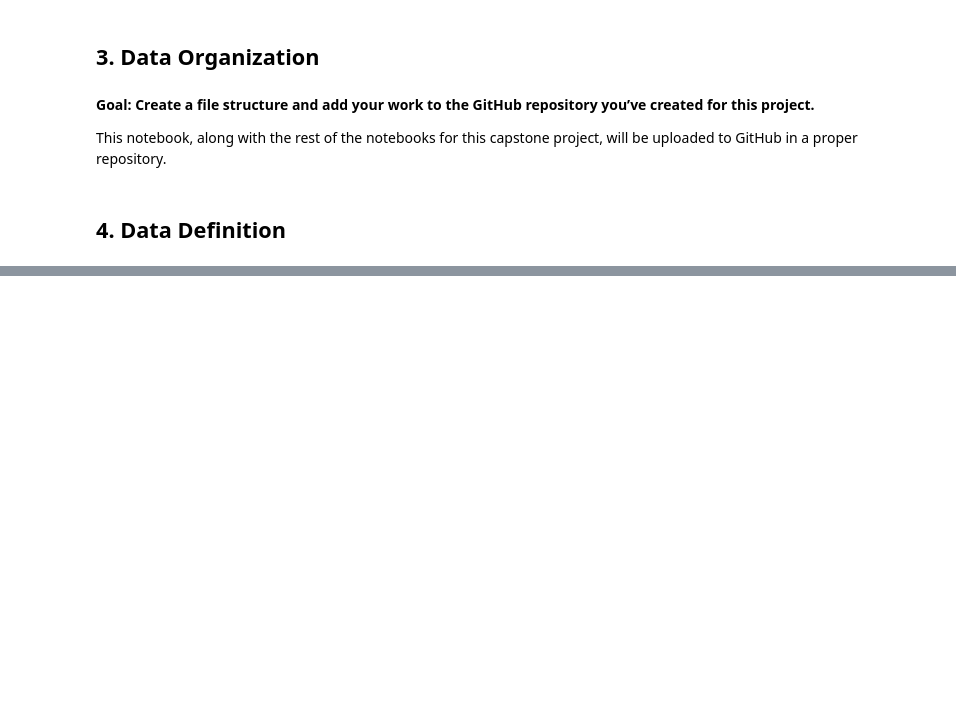
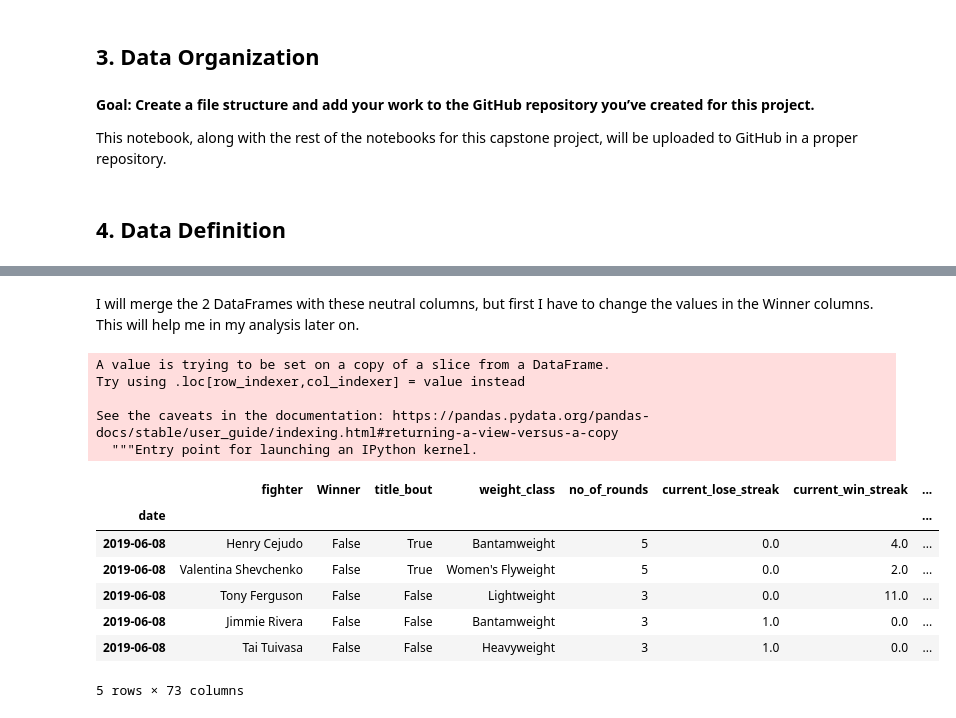
Before and after one commit to saintgau/Springboard-Projects, a Jupyter notebook: Springboard Projects/UFC Retirement Age/Data Wrangling.ipynb, the cells around one changed output, grey strips where cells are left out. Saved outputs shown, nothing was run; the diff lists cells and outputs as text; code cells hidden in the pictures; blank space fills up the shorter version.

```diff
--- a/Springboard Projects/UFC Retirement Age/Data Wrangling.ipynb
+++ b/Springboard Projects/UFC Retirement Age/Data Wrangling.ipynb
@@ -49,0 +183,4 @@ This notebook, along with the rest of the notebooks for this capstone project, w
+# %%
+red_cols = [col for col in ufc.columns if not col.startswith('B')]
+red_fighters = ufc[red_cols]
+red_fighters.head()
@@ -49,0 +230,19 @@ This notebook, along with the rest of the notebooks for this capstone project, w
+# %% [markdown]
+I will merge the 2 DataFrames with these neutral columns, but first I have to change the values in the Winner columns. This will help me in my analysis later on.
+# %%
+red_fighters['Winner'] = [winner == 'Red' for winner in red_fighters['Winner']]
+red_fighters.head()
+# %% [output]
+A value is trying to be set on a copy of a slice from a DataFrame.
+Try using .loc[row_indexer,col_indexer] = value instead
+
+See the caveats in the documentation: https://pandas.pydata.org/pandas-docs/stable/user_guide/indexing.html#returning-a-view-versus-a-copy
+  """Entry point for launching an IPython kernel.
+|  | fighter | Winner | title_bout | weight_class | no_of_rounds | current_lose_streak | current_win_streak | ... |
+| date |  |  |  |  |  |  |  | ... |
+| 2019-06-08 | Henry Cejudo | False | True | Bantamweight | 5 | 0.0 | 4.0 | ... |
+| 2019-06-08 | Valentina Shevchenko | False | True | Women's Flyweight | 5 | 0.0 | 2.0 | ... |
+| 2019-06-08 | Tony Ferguson | False | False | Lightweight | 3 | 0.0 | 11.0 | ... |
+| 2019-06-08 | Jimmie Rivera | False | False | Bantamweight | 3 | 1.0 | 0.0 | ... |
+| 2019-06-08 | Tai Tuivasa | False | False | Heavyweight | 3 | 1.0 | 0.0 | ... |
+5 rows × 73 columns
```
Also changed, not shown: parts of 41 cells of this notebook.
